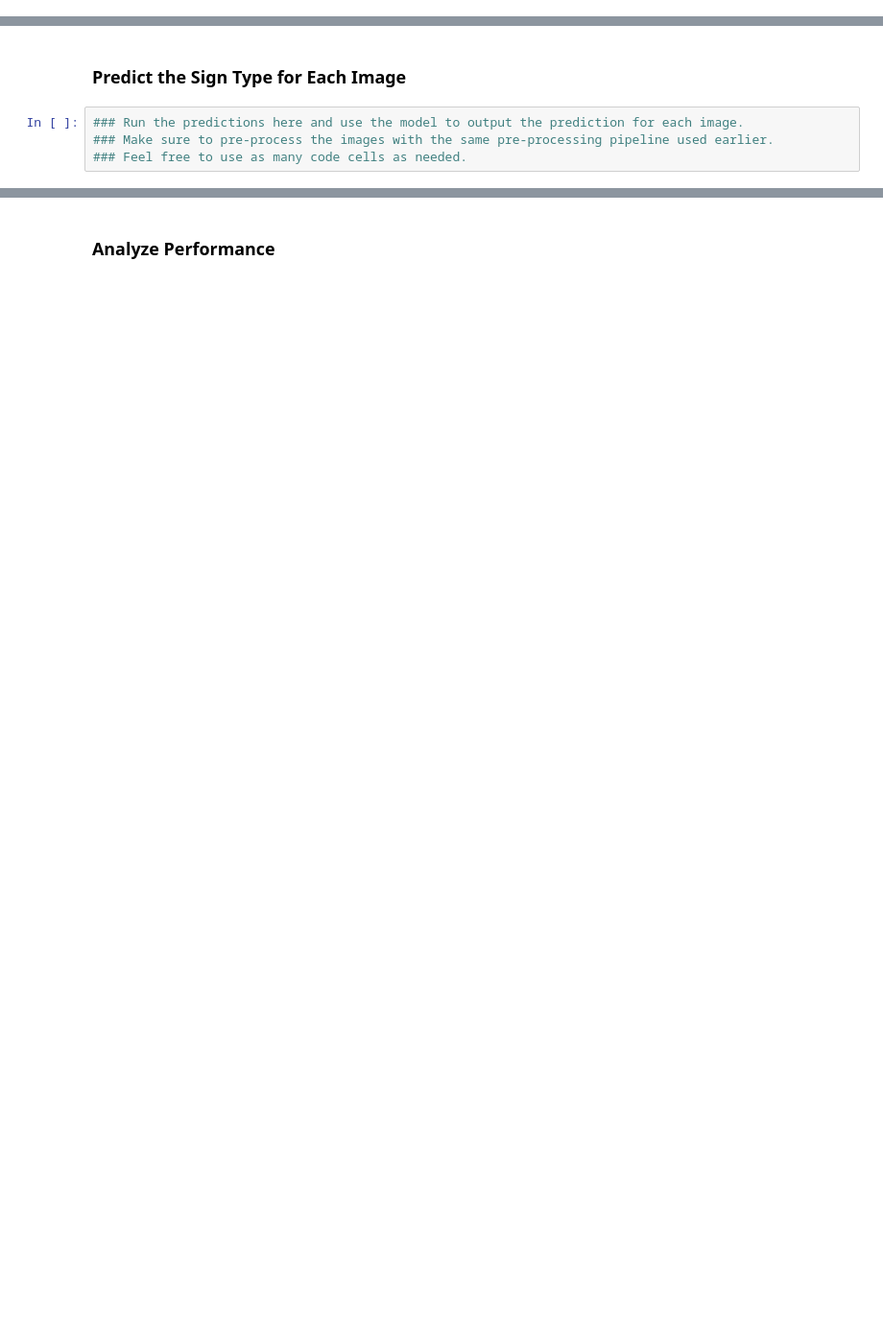
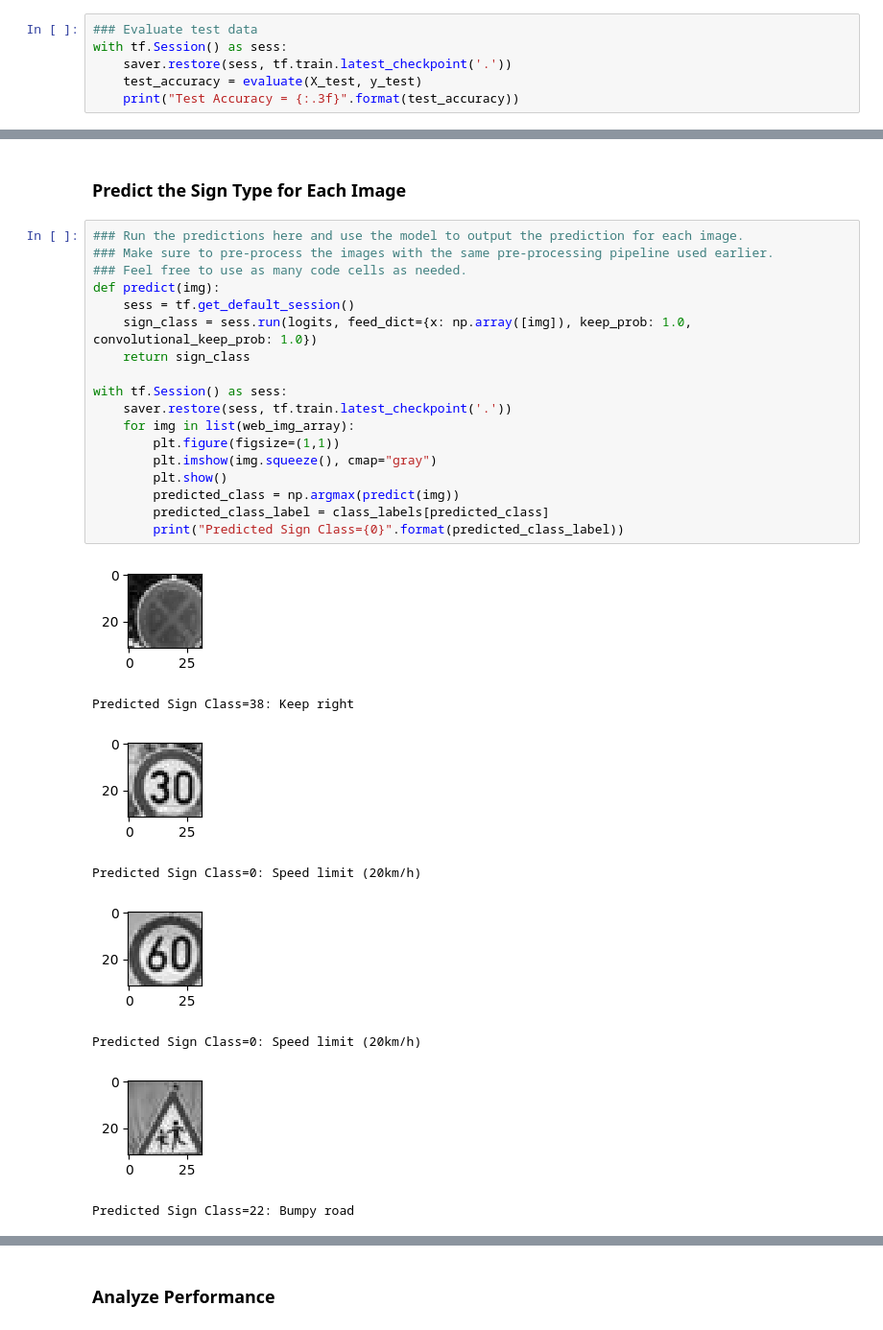
Before and after one commit to jmolsen/CarND-Traffic-Sign-Classifier-Project, a Jupyter notebook: Traffic_Sign_Classifier.ipynb, the cells around one changed output, grey strips where cells are left out. Shown at 96% size. Saved outputs shown, nothing was run; the diff lists cells and outputs as text; blank space fills up the shorter version.

```diff
--- a/Traffic_Sign_Classifier.ipynb
+++ b/Traffic_Sign_Classifier.ipynb
@@ -489,2 +504,8 @@ Validation Accuracy = 0.936
 
 Model saved
+# %%
+### Evaluate test data
+with tf.Session() as sess:
+    saver.restore(sess, tf.train.latest_checkpoint('.'))
+    test_accuracy = evaluate(X_test, y_test)
+    print("Test Accuracy = {:.3f}".format(test_accuracy))
@@ -506,4 +561,27 @@ You may find `signnames.csv` useful as it contains mappings from the class id (i
 # %%
 ### Run the predictions here and use the model to output the prediction for each image.
 ### Make sure to pre-process the images with the same pre-processing pipeline used earlier.
 ### Feel free to use as many code cells as needed.
+def predict(img):
+    sess = tf.get_default_session()
+    sign_class = sess.run(logits, feed_dict={x: np.array([img]), keep_prob: 1.0, convolutional_keep_prob: 1.0})
+    return sign_class
+
+with tf.Session() as sess:
+    saver.restore(sess, tf.train.latest_checkpoint('.'))
+    for img in list(web_img_array):
+        plt.figure(figsize=(1,1))
+        plt.imshow(img.squeeze(), cmap="gray")
+        plt.show()
+        predicted_class = np.argmax(predict(img))
+        predicted_class_label = class_labels[predicted_class]
+        print("Predicted Sign Class={0}".format(predicted_class_label))
+# %% [output]
+[figure, added]
+Predicted Sign Class=38: Keep right
+[figure, added]
+Predicted Sign Class=0: Speed limit (20km/h)
+[figure, added]
+Predicted Sign Class=0: Speed limit (20km/h)
+[figure, added]
+Predicted Sign Class=22: Bumpy road
```
Also changed, not shown: parts of 17 cells of this notebook, 1 other file.
